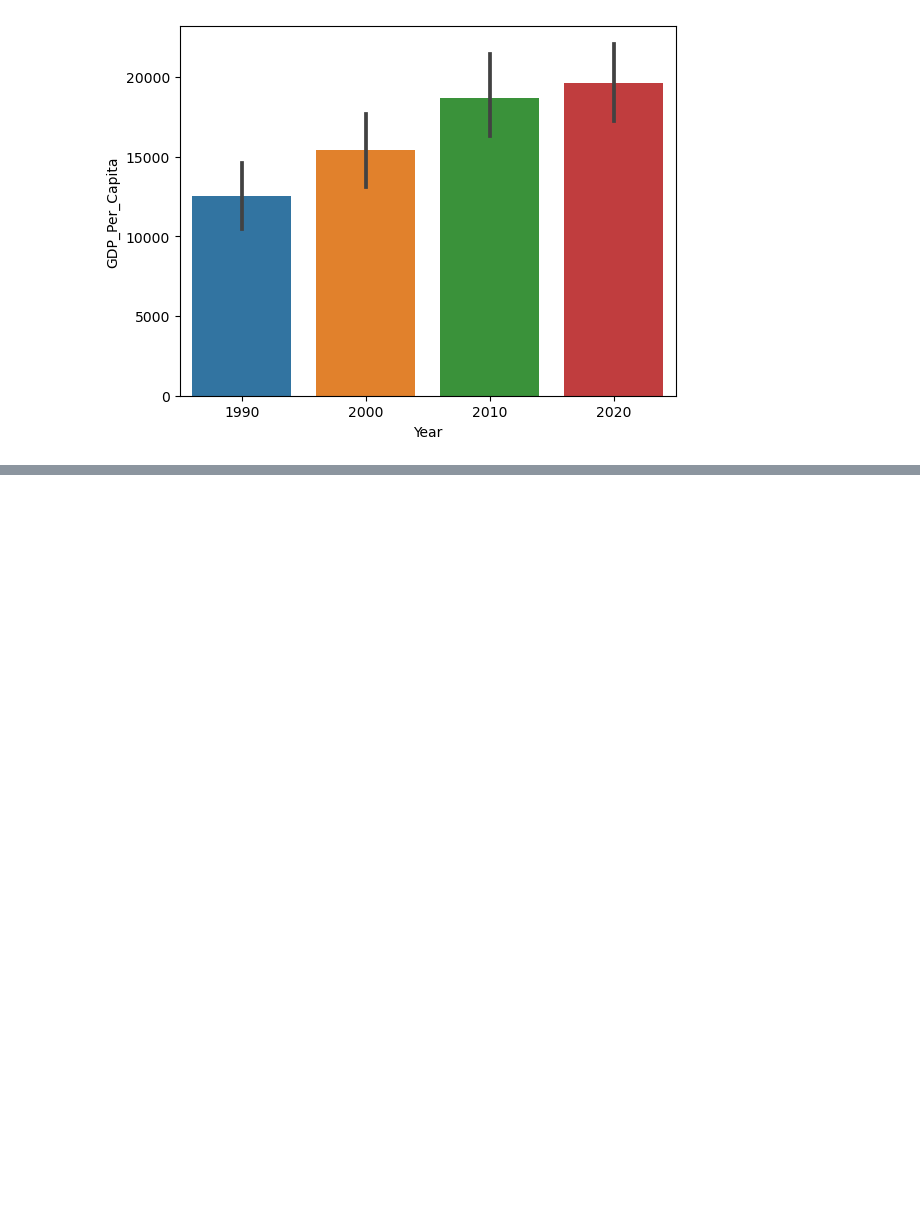
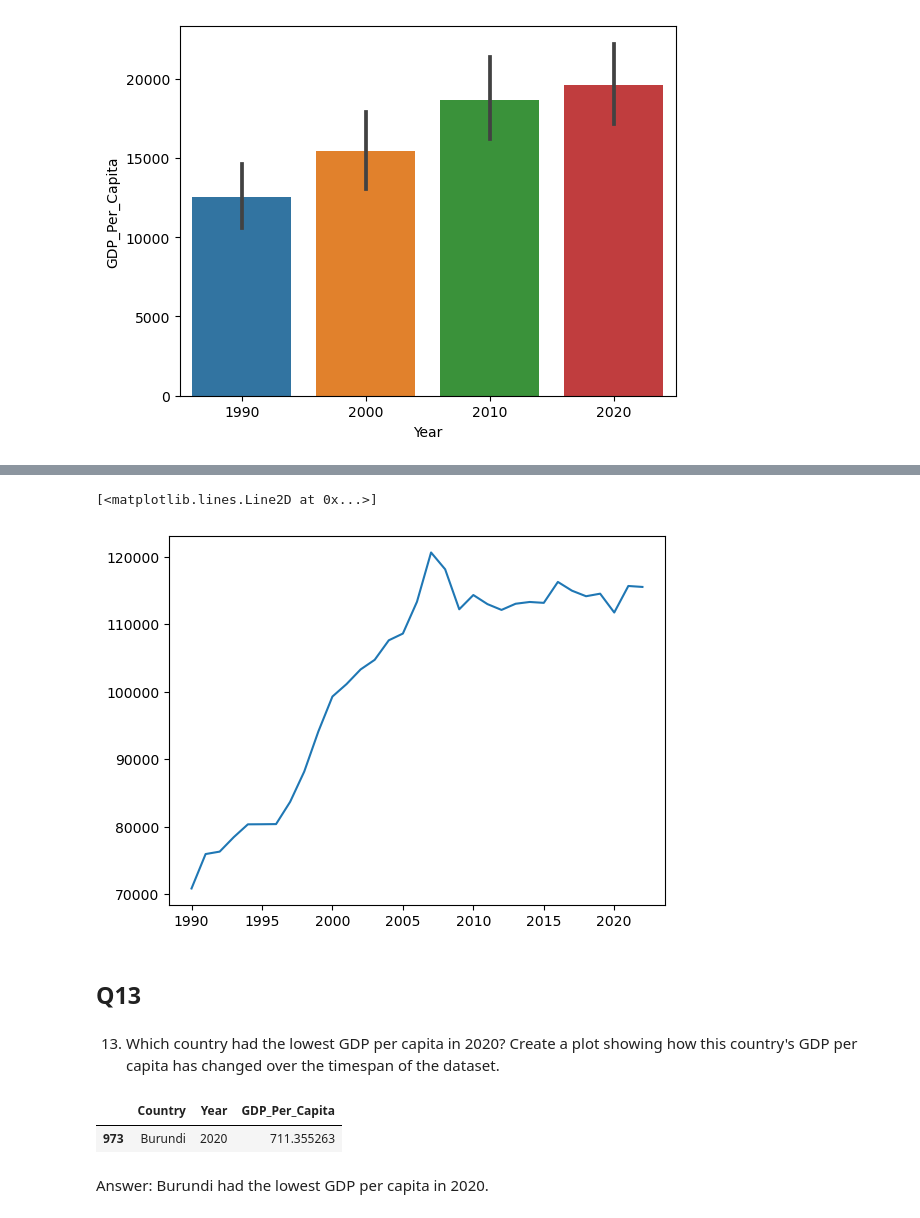
Before and after one commit to NSS-Data-Analytics-Cohort-11/undata-AdellAD4, a Jupyter notebook: notebooks/UN_data_analysis_DA11.ipynb, the cells around one changed output, grey strips where cells are left out. Drawn from its saved outputs; the diff is of its cells as text; code cells hidden in the pictures; blank space fills up the shorter version.

```diff
--- a/notebooks/UN_data_analysis_DA11.ipynb
+++ b/notebooks/UN_data_analysis_DA11.ipynb
@@ -192,0 +245,3 @@ sns.regplot(x=gdp_decades["Year"], y=gdp_decades["GDP_Per_Capita"])
+# %%
+#Getting year and GDP per capita data for Luxembourg
+lxmbrg = gdp_df[gdp_df["Country"]=="Luxembourg"]
@@ -192,0 +268,17 @@ sns.regplot(x=gdp_decades["Year"], y=gdp_decades["GDP_Per_Capita"])
+# %%
+#Creating a plot showing Luxembourg's per capita over the dataset's timespan
+plt.plot("Year", "GDP_Per_Capita", data=lxmbrg)
+# %% [output]
+[<matplotlib.lines.Line2D at 0x...>]
+[figure, added]
+# %% [markdown]
+## Q13
+# %% [markdown]
+13. Which country had the lowest GDP per capita in 2020? Create a plot showing how this country's GDP per capita has changed over the timespan of the dataset.
+# %%
+year_2020[year_2020["GDP_Per_Capita"]==year_2020["GDP_Per_Capita"].min()]
+# %% [output]
+|  | Country | Year | GDP_Per_Capita |
+| 973 | Burundi | 2020 | 711.355263 |
+# %% [markdown]
+Answer: Burundi had the lowest GDP per capita in 2020.
```
Also changed, not shown: parts of 26 cells of this notebook.
